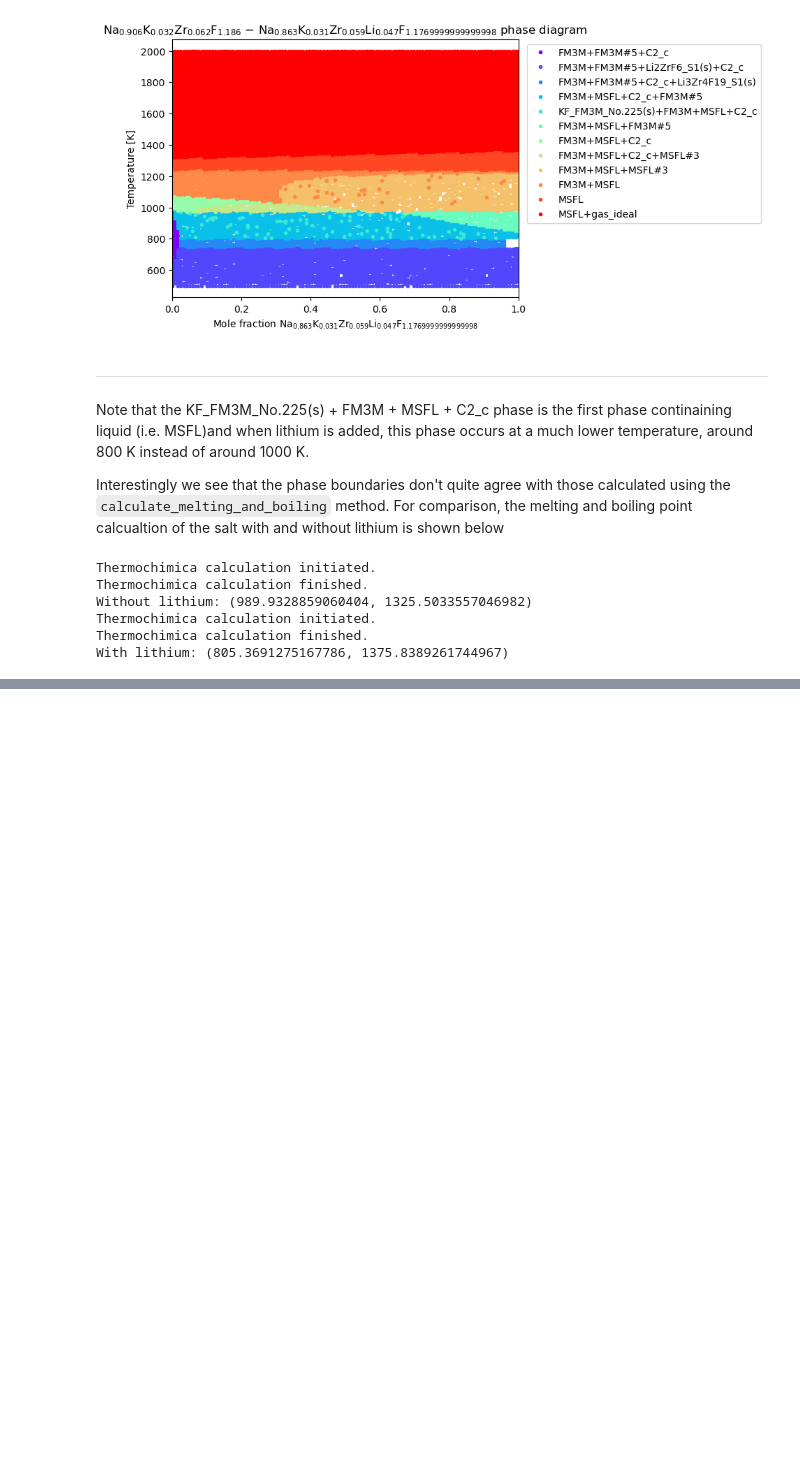
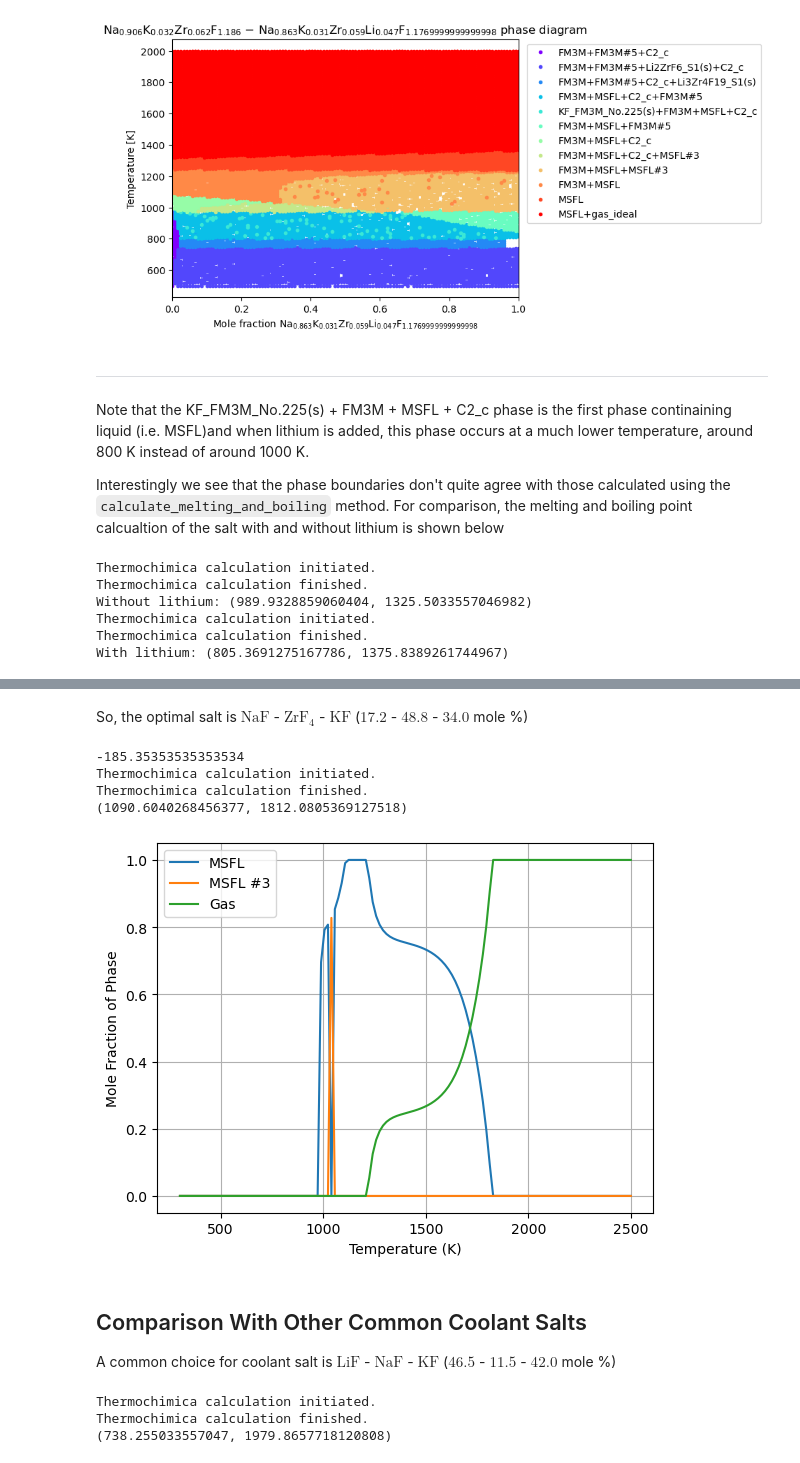
Before and after one commit to mlouis9/senior-design, a Jupyter notebook: saltOptimization/thermophysicalProperties/coolantOptimization.ipynb, the cells around one changed output, grey strips where cells are left out. Drawn from its saved outputs; the diff is of its cells as text; code cells hidden in the pictures; blank space fills up the shorter version.

Commit message:
Finished long run coolant optimization, and separated fuel and coolant optimization into separate files

```diff
--- a/saltOptimization/thermophysicalProperties/coolantOptimization.ipynb
+++ b/saltOptimization/thermophysicalProperties/coolantOptimization.ipynb
@@ -632,0 +810,42 @@ Availability of thermophysical properties
+# %% [markdown]
+So, the optimal salt is $\text{NaF}$ - $\text{ZrF}_4$ - $\text{KF}$ ($17.2$ - $48.8$ - $34.0$ mole %)
+# %%
+final_coolant_salt_composition = {'Na F': 0.172, 'Zr F_4': 0.488, 'K F': 0.34}
+elements_used =  ['Na', 'K', 'F', 'Zr']
+print(check_melting_point(np.array(list(final_coolant_salt_composition.values()))[:-1], endmembers, elements_used))
+print(tta.calculate_melting_and_boiling(thermochimica_path, output_path, output_name, data_file, \
+                                             final_coolant_salt_composition, elements_used, ntstep=150))
+# %% [output]
+-185.35353535353534
+Thermochimica calculation initiated.
+Thermochimica calculation finished.
+(1090.6040268456377, 1812.0805369127518)
+# %%
+output = tta.thermoOut(output_path / output_name)
+temperatures = output.temperatures.values()
+mole_fraction_liquid = output.get_phase_fraction('MSFL')
+mole_fraction_liquid_3 = output.get_phase_fraction('MSFL#3')
+mole_fraction_gas = output.get_phase_fraction('gas_ideal')
+
+plt.plot(temperatures, mole_fraction_liquid, label='MSFL')
+plt.plot(temperatures, mole_fraction_liquid_3, label='MSFL #3')
+plt.plot(temperatures, mole_fraction_gas, label='Gas')
+plt.xlabel('Temperature (K)')
+plt.ylabel('Mole Fraction of Phase')
+plt.grid()
+plt.legend()
+plt.show()
+# %% [output]
+[figure, added]
+# %% [markdown]
+## Comparison With Other Common Coolant Salts
+A common choice for coolant salt is $\text{LiF}$ - $\text{NaF}$ - $\text{KF}$ ($46.5$ - $11.5$ - $42.0$ mole %)
+# %%
+final_coolant_salt_composition = {'Li F':0.465, 'Na F': 0.115, 'K F': 0.42}
+elements_used =  ['Na', 'K', 'F', 'Li']
+print(tta.calculate_melting_and_boiling(thermochimica_path, output_path, output_name, data_file, \
+                                             final_coolant_salt_composition, elements_used, ntstep=150))
+# %% [output]
+Thermochimica calculation initiated.
+Thermochimica calculation finished.
+(738.255033557047, 1979.8657718120808)
```
Also changed, not shown: parts of 29 cells of this notebook, 3 other files.
